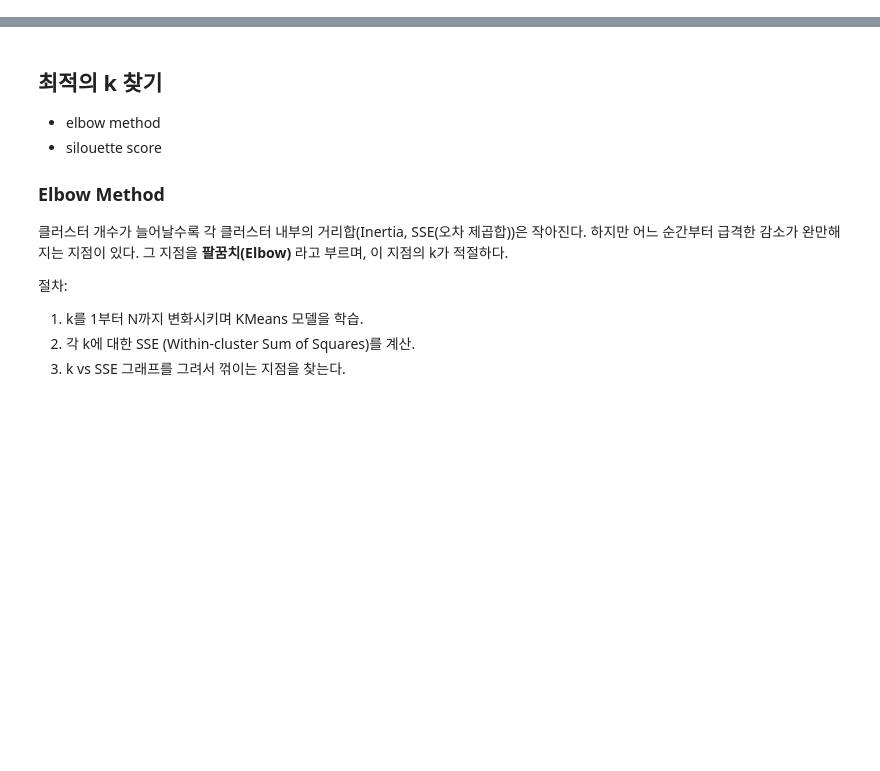
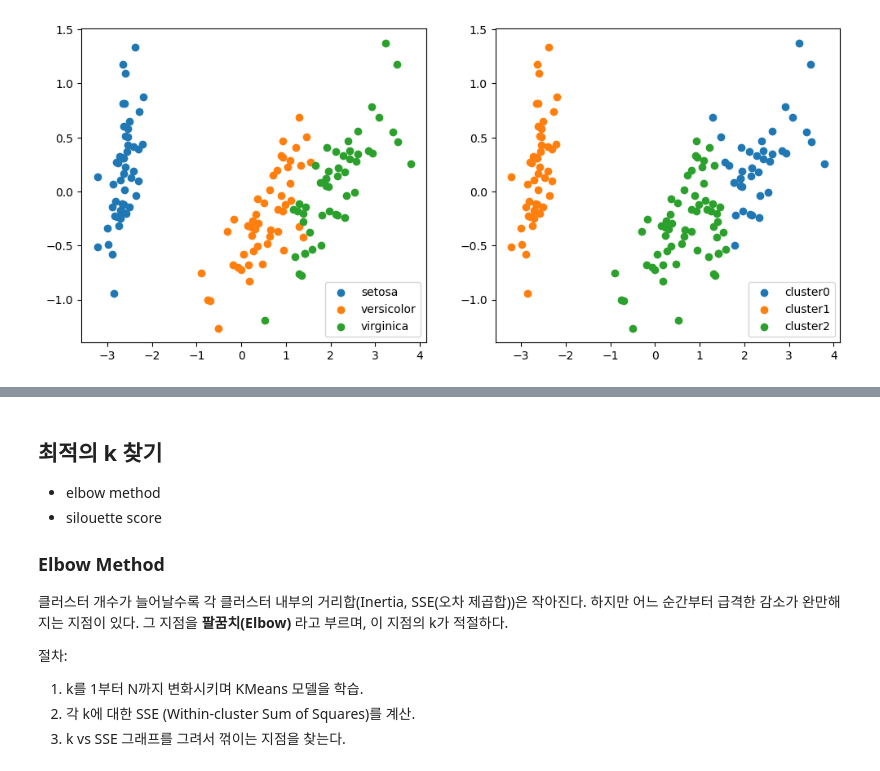
Before and after one commit to j-ai-616/05_machine_learning, a Jupyter notebook: 08_clustering/01_KMeans.ipynb, the cells around one changed output, grey strips where cells are left out. Cells and saved outputs as stored; diff of their text form; code cells hidden in the pictures; blank space fills up the shorter version.

Commit message:
Update KMeans

```diff
--- a/08_clustering/01_KMeans.ipynb
+++ b/08_clustering/01_KMeans.ipynb
@@ -61,3 +61,12 @@ from sklearn.datasets import load_iris
 
 # 붓꽃
 X, y = load_iris(return_X_y=True, as_frame=True)
+# %%
+from sklearn.cluster import KMeans
+
+# 군집 수행
+# init="k-means++" 중심점 설정 시 다른 중심점들끼리 떨어지게 초기화
+kmeans = KMeans(n_clusters=3, init="k-means++", max_iter=100, random_state=42)
+
+# 데이터가 각 중심점까지 얼마나 떨어져 있는지 거리 형태로 변환한다
+kmeans.fit_transform(X)
@@ -63,0 +91,9 @@ X, y = load_iris(return_X_y=True, as_frame=True)
+# %%
+# 군집 결과
+
+# 군집화 결과 -> y(label)과는 다른 값
+X['cluster'] = kmeans.labels_
+# 비교를 위해 넣은 실제 값
+X['target'] = y
+
+X
@@ -63,0 +114,23 @@ X, y = load_iris(return_X_y=True, as_frame=True)
+# %%
+# 시각화
+from sklearn.decomposition import PCA
+
+X[['pca1', 'pca2']] = PCA(n_components=2).fit_transform(X.iloc[:, :4])  # 기존 4개의 특성을 2차원으로 축소하여 추가
+
+fig, (ax1, ax2) = plt.subplots(1, 2, figsize=(12, 5))
+
+# target 기준
+ax1.scatter(X[X['target'] == 0]['pca1'], X[X['target'] == 0]['pca2'], label='setosa')
+ax1.scatter(X[X['target'] == 1]['pca1'], X[X['target'] == 1]['pca2'], label='versicolor')
+ax1.scatter(X[X['target'] == 2]['pca1'], X[X['target'] == 2]['pca2'], label='virginica')
+
+# cluster 기준
+ax2.scatter(X[X['cluster'] == 0]['pca1'], X[X['cluster'] == 0]['pca2'], label='cluster0')
+ax2.scatter(X[X['cluster'] == 1]['pca1'], X[X['cluster'] == 1]['pca2'], label='cluster1')
+ax2.scatter(X[X['cluster'] == 2]['pca1'], X[X['cluster'] == 2]['pca2'], label='cluster2')
+
+ax1.legend()
+ax2.legend()
+plt.show()
+# %% [output]
+[figure, added]
```
Also changed, not shown: parts of 5 cells of this notebook.
